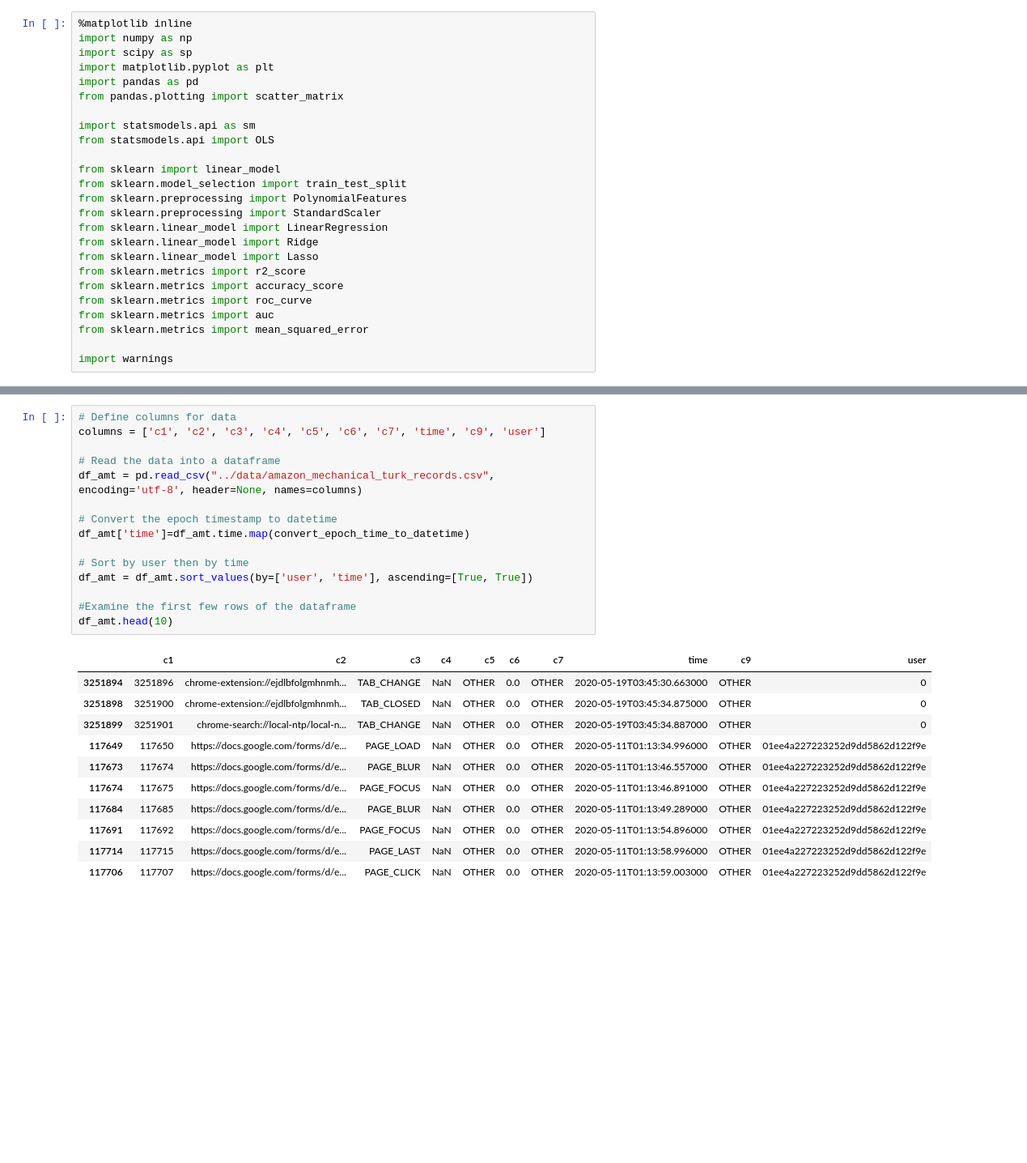
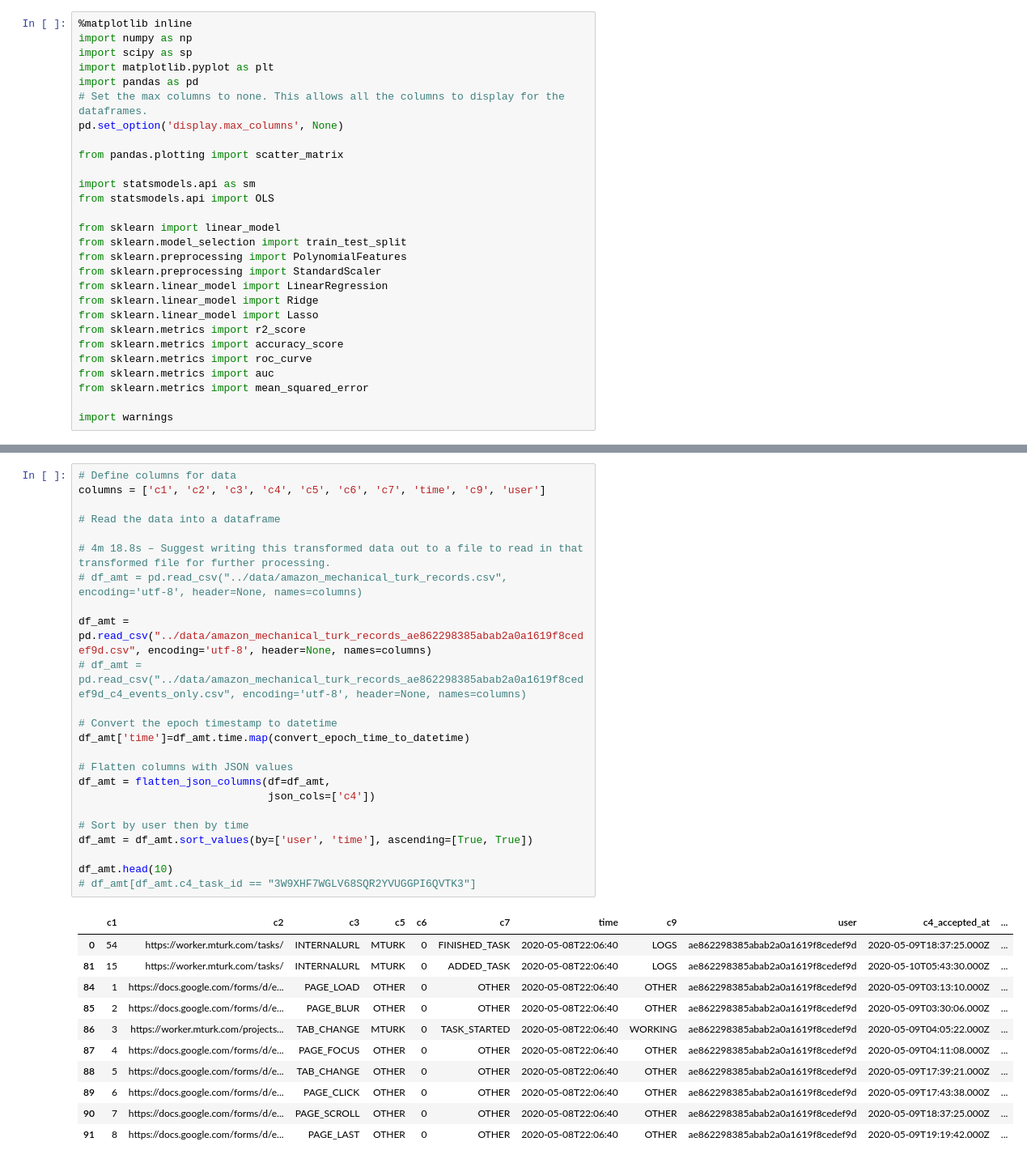
Before and after one commit to ztraboo/cpsc-6300-course-project, a Jupyter notebook: Checkpoint 1/online_workers_checkpoint1.ipynb, the cells around one changed output, grey strips where cells are left out. Shown: that part at 81% size. Drawn from its saved outputs; the diff is of its cells as text; blank space fills up the shorter version.

```diff
--- a/Checkpoint 1/online_workers_checkpoint1.ipynb
+++ b/Checkpoint 1/online_workers_checkpoint1.ipynb
@@ -40,6 +40,9 @@ import numpy as np
 import scipy as sp
 import matplotlib.pyplot as plt
 import pandas as pd
+# Set the max columns to none. This allows all the columns to display for the dataframes.
+pd.set_option('display.max_columns', None)
+
 from pandas.plotting import scatter_matrix
 
 import statsmodels.api as sm
@@ -96,30 +373,39 @@ We read in and clean the data from `amazon_mechanical_turk_records.csv`.
 # %%
 # Define columns for data
 columns = ['c1', 'c2', 'c3', 'c4', 'c5', 'c6', 'c7', 'time', 'c9', 'user']
 
 # Read the data into a dataframe
-df_amt = pd.read_csv("../data/amazon_mechanical_turk_records.csv", encoding='utf-8', header=None, names=columns)
+
+# 4m 18.8s – Suggest writing this transformed data out to a file to read in that transformed file for further processing.
+# df_amt = pd.read_csv("../data/amazon_mechanical_turk_records.csv", encoding='utf-8', header=None, names=columns)
+
+df_amt = pd.read_csv("../data/amazon_mechanical_turk_records_ae862298385abab2a0a1619f8cedef9d.csv", encoding='utf-8', header=None, names=columns)
+# df_amt = pd.read_csv("../data/amazon_mechanical_turk_records_ae862298385abab2a0a1619f8cedef9d_c4_events_only.csv", encoding='utf-8', header=None, names=columns)
 
 # Convert the epoch timestamp to datetime
 df_amt['time']=df_amt.time.map(convert_epoch_time_to_datetime)
 
+# Flatten columns with JSON values
+df_amt = flatten_json_columns(df=df_amt,
+                              json_cols=['c4'])
+
 # Sort by user then by time
 df_amt = df_amt.sort_values(by=['user', 'time'], ascending=[True, True])
 
-#Examine the first few rows of the dataframe
 df_amt.head(10)
+# df_amt[df_amt.c4_task_id == "3W9XHF7WGLV68SQR2YVUGGPI6QVTK3"]
 # %% [output]
-|  | c1 | c2 | c3 | c4 | c5 | c6 | c7 | time | c9 | user |
-| 3251894 | 3251896 | chrome-extension://ejdlbfolgmhnmh... | TAB_CHANGE | NaN | OTHER | 0.0 | OTHER | 2020-05-19T03:45:30.663000 | OTHER | 0 |
-| 3251898 | 3251900 | chrome-extension://ejdlbfolgmhnmh... | TAB_CLOSED | NaN | OTHER | 0.0 | OTHER | 2020-05-19T03:45:34.875000 | OTHER | 0 |
-| 3251899 | 3251901 | chrome-search://local-ntp/local-n... | TAB_CHANGE | NaN | OTHER | 0.0 | OTHER | 2020-05-19T03:45:34.887000 | OTHER | 0 |
-| 117649 | 117650 | https://docs.google.com/forms/d/e... | PAGE_LOAD | NaN | OTHER | 0.0 | OTHER | 2020-05-11T01:13:34.996000 | OTHER | 01ee4a227223252d9dd5862d122f9e |
-| 117673 | 117674 | https://docs.google.com/forms/d/e... | PAGE_BLUR | NaN | OTHER | 0.0 | OTHER | 2020-05-11T01:13:46.557000 | OTHER | 01ee4a227223252d9dd5862d122f9e |
-| 117674 | 117675 | https://docs.google.com/forms/d/e... | PAGE_FOCUS | NaN | OTHER | 0.0 | OTHER | 2020-05-11T01:13:46.891000 | OTHER | 01ee4a227223252d9dd5862d122f9e |
-| 117684 | 117685 | https://docs.google.com/forms/d/e... | PAGE_BLUR | NaN | OTHER | 0.0 | OTHER | 2020-05-11T01:13:49.289000 | OTHER | 01ee4a227223252d9dd5862d122f9e |
-| 117691 | 117692 | https://docs.google.com/forms/d/e... | PAGE_FOCUS | NaN | OTHER | 0.0 | OTHER | 2020-05-11T01:13:54.896000 | OTHER | 01ee4a227223252d9dd5862d122f9e |
-| 117714 | 117715 | https://docs.google.com/forms/d/e... | PAGE_LAST | NaN | OTHER | 0.0 | OTHER | 2020-05-11T01:13:58.996000 | OTHER | 01ee4a227223252d9dd5862d122f9e |
-| 117706 | 117707 | https://docs.google.com/forms/d/e... | PAGE_CLICK | NaN | OTHER | 0.0 | OTHER | 2020-05-11T01:13:59.003000 | OTHER | 01ee4a227223252d9dd5862d122f9e |
+|  | c1 | c2 | c3 | c5 | c6 | c7 | time | c9 | user | c4_accepted_at | ... |
+| 0 | 54 | https://worker.mturk.com/tasks/ | INTERNALURL | MTURK | 0 | FINISHED_TASK | 2020-05-08T22:06:40 | LOGS | ae862298385abab2a0a1619f8cedef9d | 2020-05-09T18:37:25.000Z | ... |
+| 81 | 15 | https://worker.mturk.com/tasks/ | INTERNALURL | MTURK | 0 | ADDED_TASK | 2020-05-08T22:06:40 | LOGS | ae862298385abab2a0a1619f8cedef9d | 2020-05-10T05:43:30.000Z | ... |
+| 84 | 1 | https://docs.google.com/forms/d/e... | PAGE_LOAD | OTHER | 0 | OTHER | 2020-05-08T22:06:40 | OTHER | ae862298385abab2a0a1619f8cedef9d | 2020-05-09T03:13:10.000Z | ... |
+| 85 | 2 | https://docs.google.com/forms/d/e... | PAGE_BLUR | OTHER | 0 | OTHER | 2020-05-08T22:06:40 | OTHER | ae862298385abab2a0a1619f8cedef9d | 2020-05-09T03:30:06.000Z | ... |
+| 86 | 3 | https://worker.mturk.com/projects... | TAB_CHANGE | MTURK | 0 | TASK_STARTED | 2020-05-08T22:06:40 | WORKING | ae862298385abab2a0a1619f8cedef9d | 2020-05-09T04:05:22.000Z | ... |
+| 87 | 4 | https://docs.google.com/forms/d/e... | PAGE_FOCUS | OTHER | 0 | OTHER | 2020-05-08T22:06:40 | OTHER | ae862298385abab2a0a1619f8cedef9d | 2020-05-09T04:11:08.000Z | ... |
+| 88 | 5 | https://docs.google.com/forms/d/e... | TAB_CHANGE | OTHER | 0 | OTHER | 2020-05-08T22:06:40 | OTHER | ae862298385abab2a0a1619f8cedef9d | 2020-05-09T17:39:21.000Z | ... |
+| 89 | 6 | https://docs.google.com/forms/d/e... | PAGE_CLICK | OTHER | 0 | OTHER | 2020-05-08T22:06:40 | OTHER | ae862298385abab2a0a1619f8cedef9d | 2020-05-09T17:43:38.000Z | ... |
+| 90 | 7 | https://docs.google.com/forms/d/e... | PAGE_SCROLL | OTHER | 0 | OTHER | 2020-05-08T22:06:40 | OTHER | ae862298385abab2a0a1619f8cedef9d | 2020-05-09T18:37:25.000Z | ... |
+| 91 | 8 | https://docs.google.com/forms/d/e... | PAGE_LAST | OTHER | 0 | OTHER | 2020-05-08T22:06:40 | OTHER | ae862298385abab2a0a1619f8cedef9d | 2020-05-09T19:19:42.000Z | ... |
 # %%
 # Look at the features
 df_amt.info()
```
Also changed, not shown: parts of 5 cells of this notebook.
